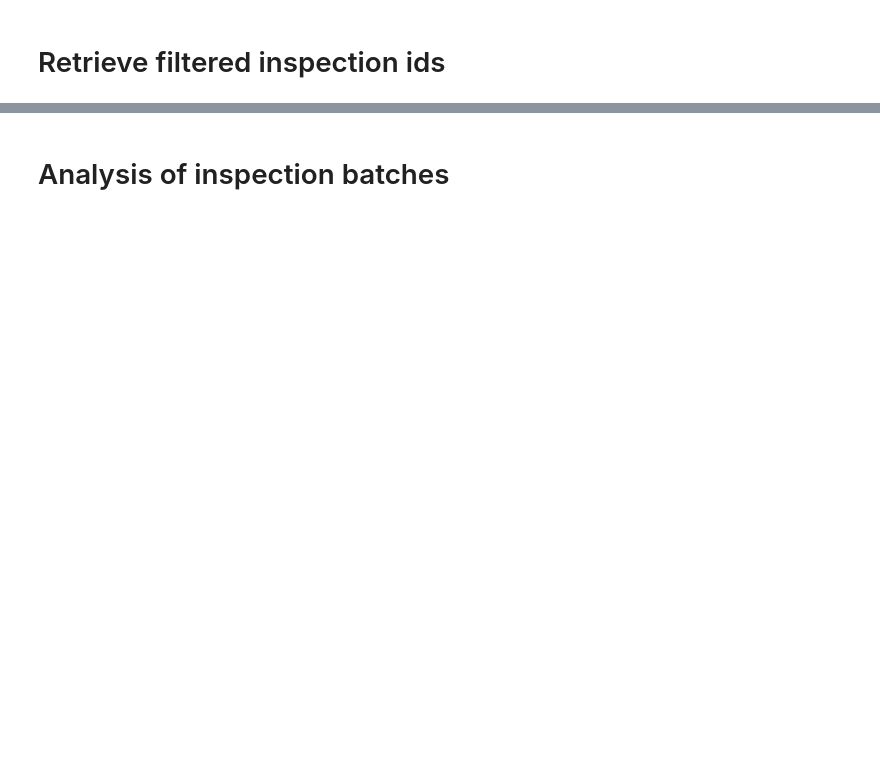
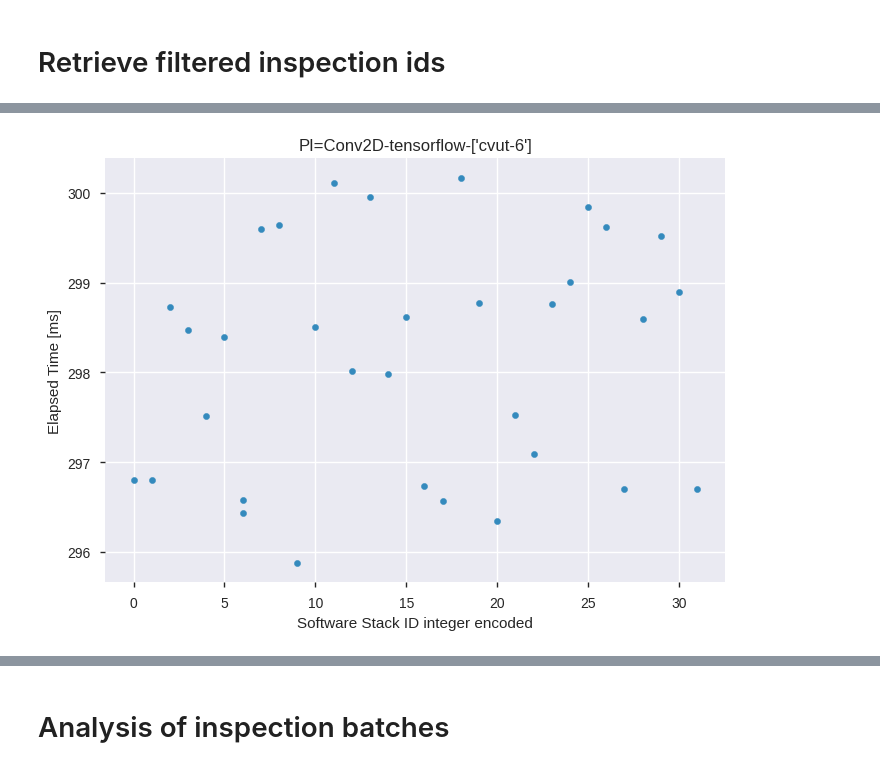
Before and after one commit to thoth-station/notebooks, a Jupyter notebook: notebooks/templates/Inspection_jobs_analysis_TEMPLATE.ipynb, the cells around one changed output, grey strips where cells are left out. Drawn from its saved outputs; the diff is of its cells as text; code cells hidden in the pictures; blank space fills up the shorter version.

```diff
--- a/notebooks/templates/Inspection_jobs_analysis_TEMPLATE.ipynb
+++ b/notebooks/templates/Inspection_jobs_analysis_TEMPLATE.ipynb
@@ -46,2 +77,2 @@ inspection_results_dict = inspection.aggregate_inspection_results_per_identifier
 # %%
-inspection_df_dict = inspection.create_inspection_dataframes(inspection_results_dict)
+inspection_df_dict, inspections_df = inspection.create_inspection_dataframes(inspection_results_dict)
@@ -51,0 +133,3 @@ inspection_report_dict = inspection_report.create_inspection_reports(inspection_
+# %%
+python_packages_dataframe, python_packages_versions = inspection.create_python_package_df(inspection_df=inspections_df)
+python_packages_dataframe
@@ -51,0 +155,6 @@ inspection_report_dict = inspection_report.create_inspection_reports(inspection_
+# %%
+final_dataframe = inspection.create_final_dataframe(
+    packages_versions=python_packages_versions,
+    python_packages_dataframe=python_packages_dataframe,
+    df=inspections_df
+)
@@ -51,0 +163,8 @@ inspection_report_dict = inspection_report.create_inspection_reports(inspection_
+# %%
+plot_df = inspection.create_filtered_df(
+    df=final_dataframe,
+    pi_name=PI_NAME,
+    pi_component=PI_COMPONENT,
+    runtime_environment=RUNTIME_ENVIRONMENT,
+    packages=PYTHON_PACKAGES
+)
@@ -51,0 +177,15 @@ inspection_report_dict = inspection_report.create_inspection_reports(inspection_
+# %%
+inspection.create_plot_from_df(
+    plot_df,
+    columns= ["sws_hash_id_encoded","elapsed_time"],
+    title_plot=f"PI=Conv2D-tensorflow-{IDENTIFIERS_INSPECTION}",
+    x_label="Software Stack ID integer encoded",
+    y_label="Elapsed Time [ms]",
+    static=STATIC_FIGURE,
+    save_result=SAVE_RESULTS,
+    project_folder=PROJECT_DIR_NAME,
+    folder_name="InspectionPlots",
+    scatter=True
+)
+# %% [output]
+[figure, added]
```
Also changed, not shown: parts of 104 cells of this notebook.
